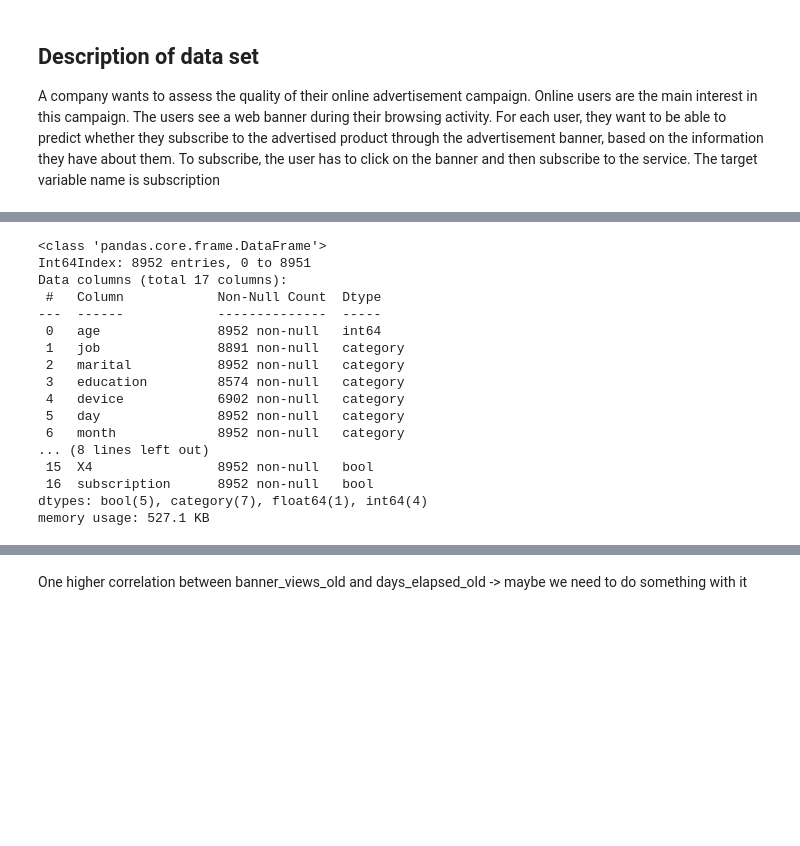
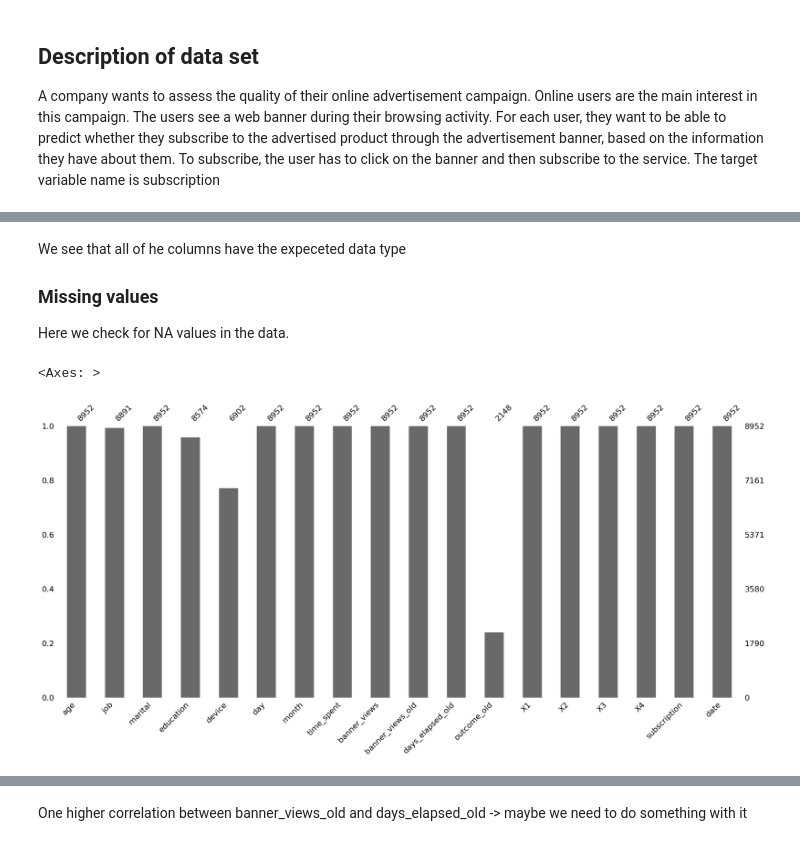
Before and after one commit to realbigi/ML_Data_Competition, a Jupyter notebook: Report.ipynb, the cells around one changed output, grey strips where cells are left out. Cells and saved outputs as stored; diff of their text form; code cells hidden in the pictures; blank space fills up the shorter version.

```diff
--- a/Report.ipynb
+++ b/Report.ipynb
@@ -45,21 +94,11 @@ train.shape
-# %%
-# Basic information
-train.info()
-# %% [output]
-<class 'pandas.core.frame.DataFrame'>
-Int64Index: 8952 entries, 0 to 8951
-Data columns (total 17 columns):
- #   Column            Non-Null Count  Dtype
----  ------            --------------  -----
- 0   age               8952 non-null   int64
- 1   job               8891 non-null   category
- 2   marital           8952 non-null   category
- 3   education         8574 non-null   category
- 4   device            6902 non-null   category
- 5   day               8952 non-null   category
- 6   month             8952 non-null   category
-... (8 lines left out)
- 15  X4                8952 non-null   bool
- 16  subscription      8952 non-null   bool
-dtypes: bool(5), category(7), float64(1), int64(4)
-memory usage: 527.1 KB
+# %% [markdown]
+We see that all of he columns have the expeceted data type
+
+### Missing values
+
+Here we check for NA values in the data.
+# %%
+msno.bar(train)
+# %% [output]
+<Axes: >
+[figure, added]
```
Also changed, not shown: parts of 28 cells of this notebook, 1 other file.
